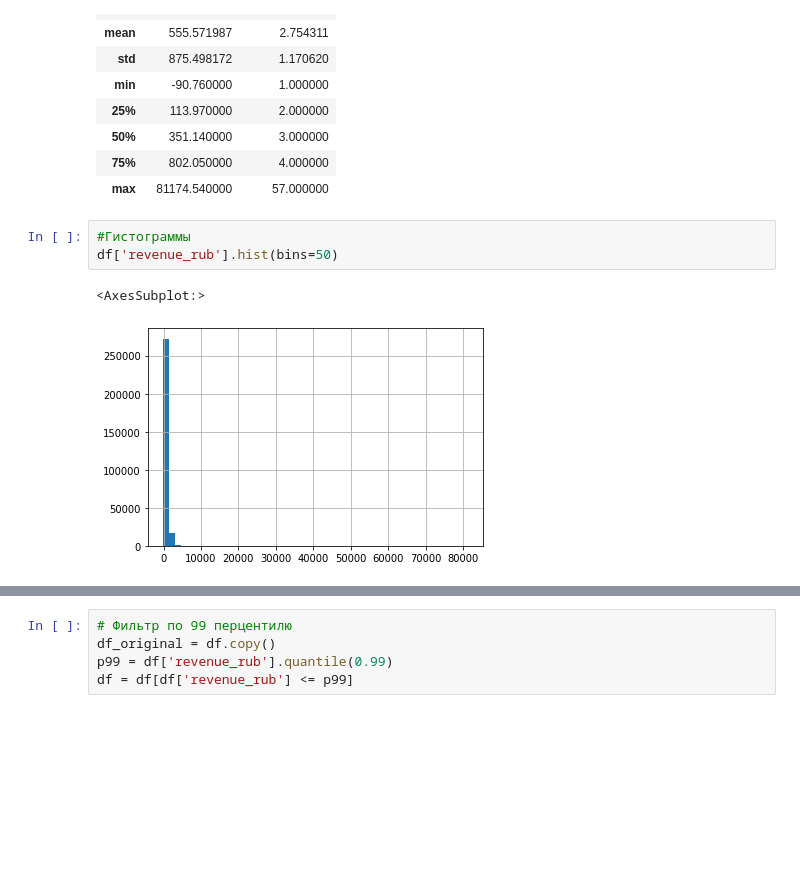
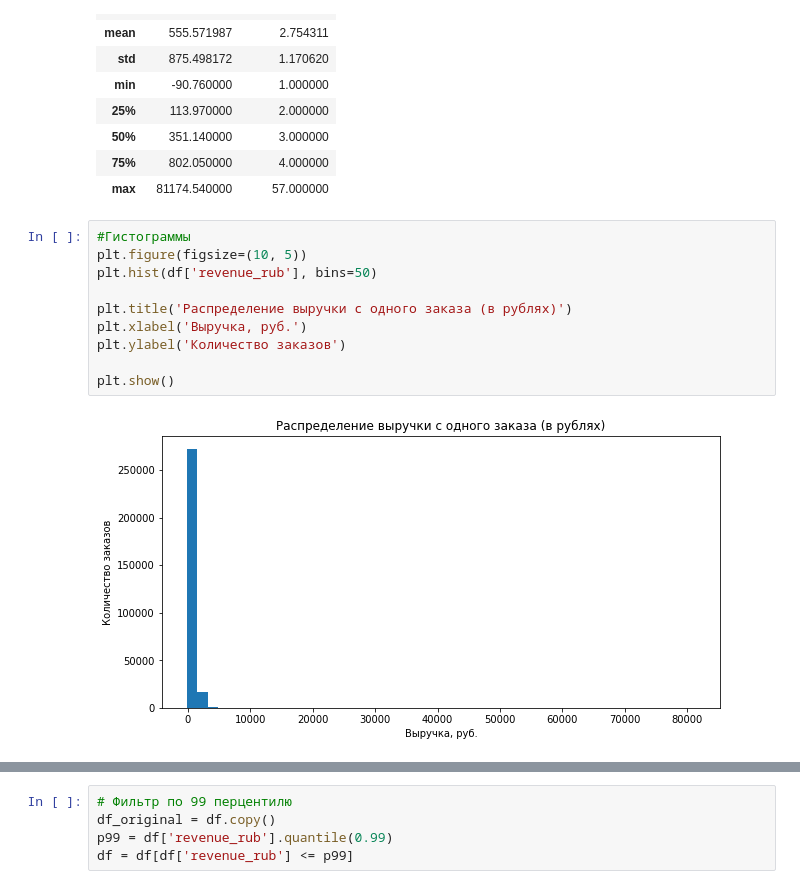
Before and after one commit to gabdullinbr/afisha-loyalty-analysis, a Jupyter notebook: notebooks/afisha_loyalty_project.ipynb, the cells around one changed output, grey strips where cells are left out. Saved outputs shown, nothing was run; the diff lists cells and outputs as text; blank space fills up the shorter version.

```diff
--- a/notebooks/afisha_loyalty_project.ipynb
+++ b/notebooks/afisha_loyalty_project.ipynb
@@ -322,7 +590,13 @@ df[['revenue_rub', 'tickets_count']].describe()
 | max | 81174.540000 | 57.000000 |
 # %%
 #Гистограммы
-df['revenue_rub'].hist(bins=50)
+plt.figure(figsize=(10, 5))
+plt.hist(df['revenue_rub'], bins=50)
+
+plt.title('Распределение выручки с одного заказа (в рублях)')
+plt.xlabel('Выручка, руб.')
+plt.ylabel('Количество заказов')
+
+plt.show()
 # %% [output]
-<AxesSubplot:>
-[figure, old version]
+[figure, new version]
```
Also changed, not shown: parts of 85 cells of this notebook, 1 other file.
